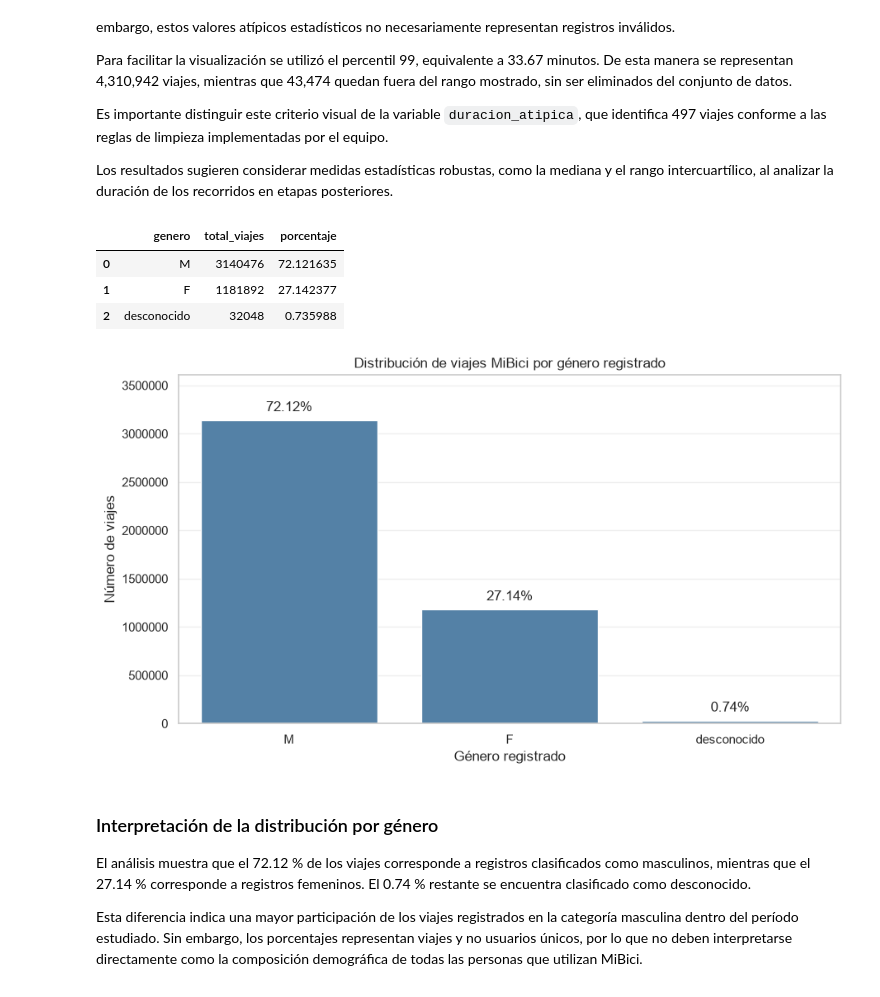
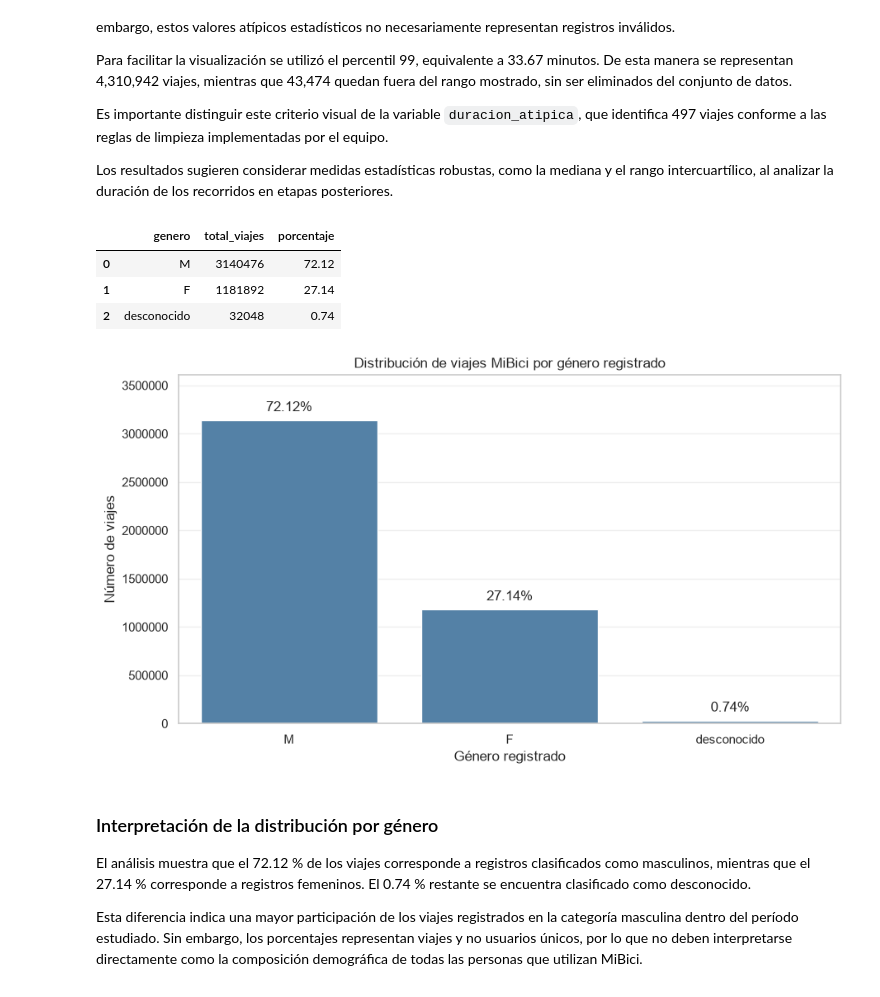
Before and after one commit to LUISG47/mibici-demand, a Jupyter notebook: notebooks/1.0-dac-eda.ipynb, the cells around one changed output. Saved outputs shown, nothing was run; the diff lists cells and outputs as text; code cells hidden in the pictures.

```diff
--- a/notebooks/1.0-dac-eda.ipynb
+++ b/notebooks/1.0-dac-eda.ipynb
@@ -533,17 +533,18 @@ Los resultados sugieren considerar medidas estadísticas robustas, como la media
 # %%
 # Distribución por género usando ViajesEDA
 distribucion_genero = eda.obtener_distribucion_genero()
+distribucion_genero["porcentaje"] = distribucion_genero["porcentaje"].round(2)
 display(distribucion_genero)
 
 fig = EDAPlots.graficar_distribucion_genero(
     distribucion_genero,
     ruta_guardado=FIGURES_DIR / "eda_distribucion_genero.png"
 )
 # %% [output]
 |  | genero | total_viajes | porcentaje |
-| 0 | M | 3140476 | 72.121635 |
-| 1 | F | 1181892 | 27.142377 |
-| 2 | desconocido | 32048 | 0.735988 |
+| 0 | M | 3140476 | 72.12 |
+| 1 | F | 1181892 | 27.14 |
+| 2 | desconocido | 32048 | 0.74 |
 [figure]
 # %% [markdown]
 ### Interpretación de la distribución por género
```
Also changed, not shown: parts of 1 cell of this notebook.
